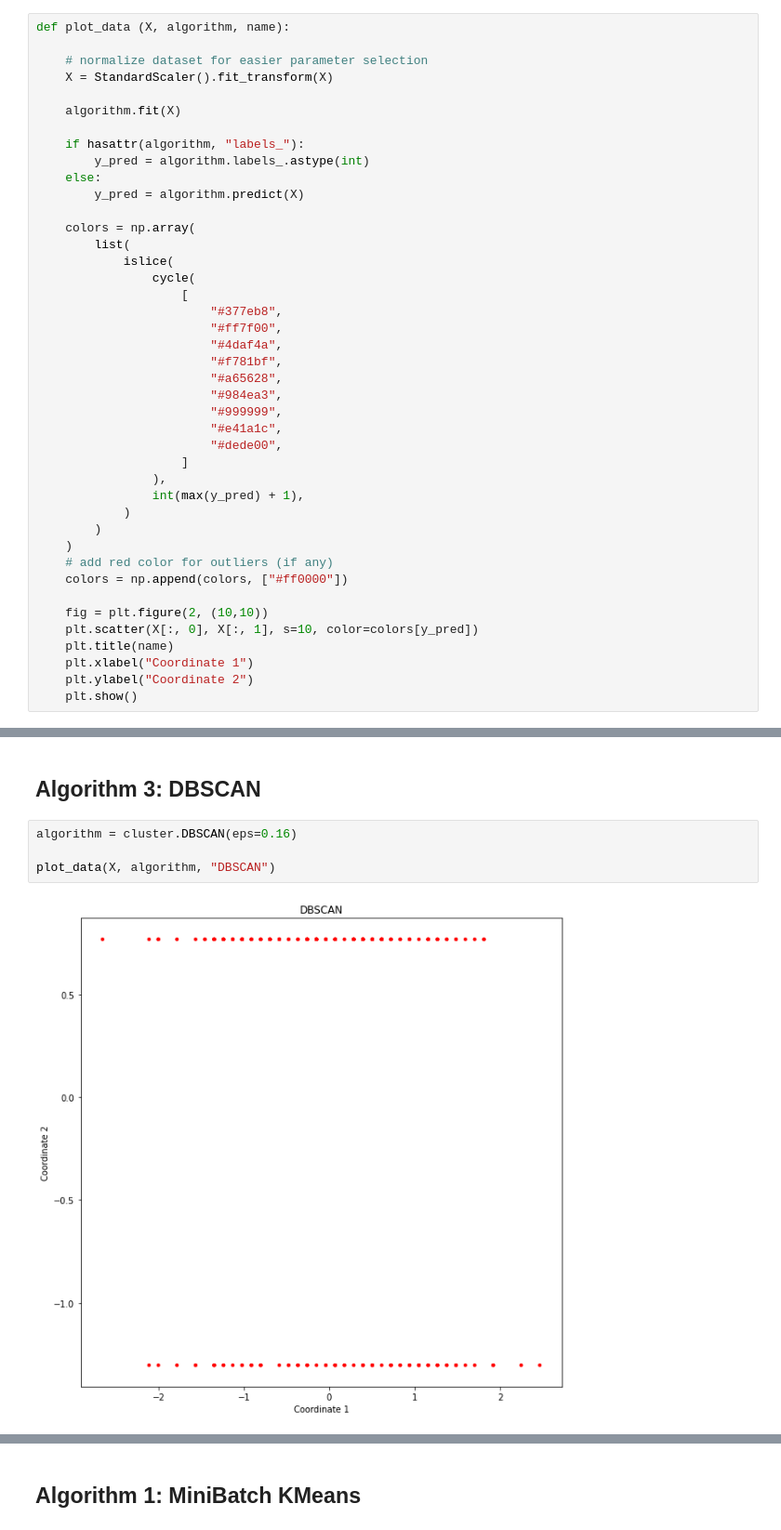
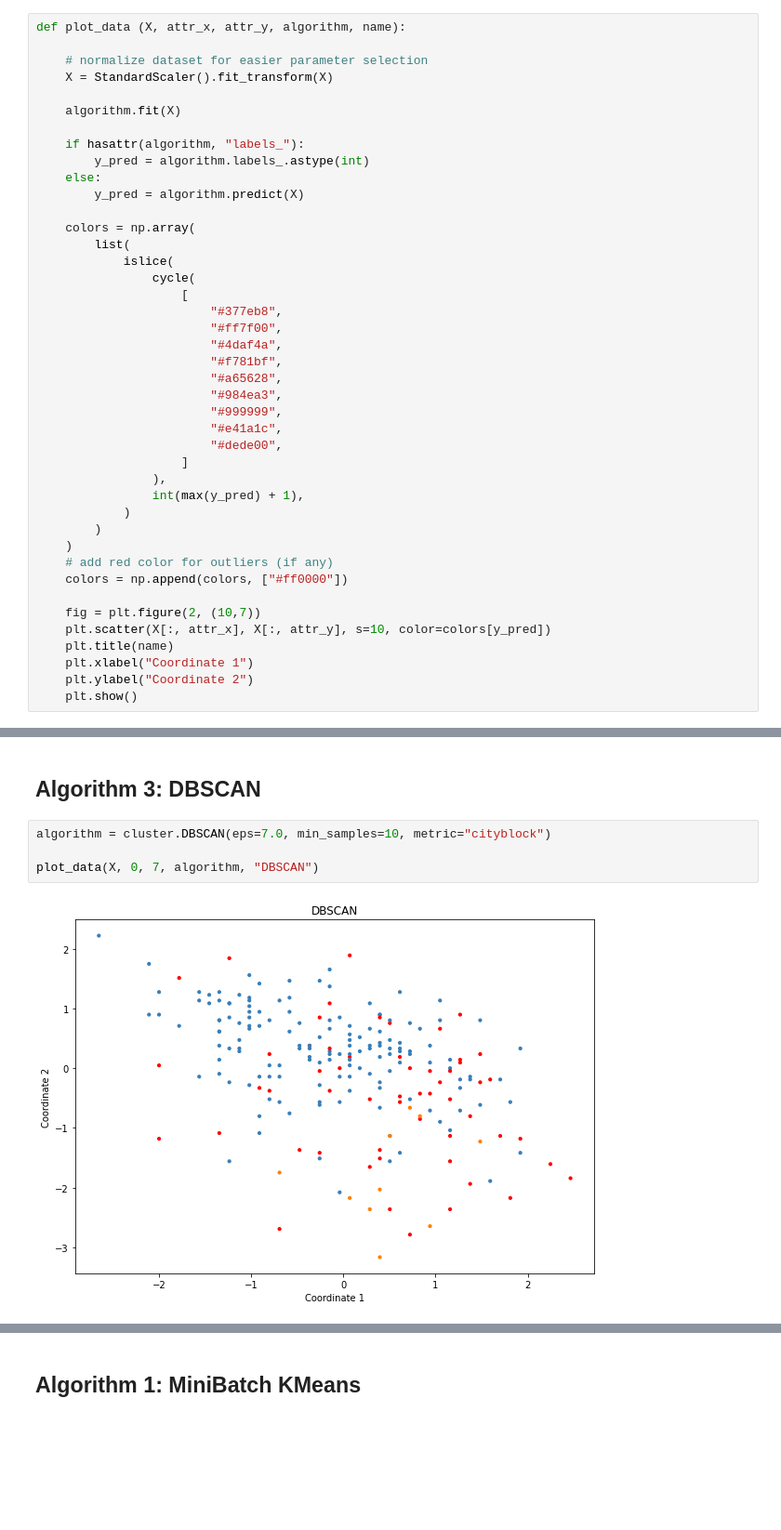
Before and after one commit to se21m024/DataScience, a Jupyter notebook: Exercise 3/se21m024_Stummer_ex3_Clustering.ipynb, the cells around one changed output, grey strips where cells are left out. Shown at 93% size. Drawn from its saved outputs; the diff is of its cells as text; blank space fills up the shorter version.

```diff
--- a/Exercise 3/se21m024_Stummer_ex3_Clustering.ipynb
+++ b/Exercise 3/se21m024_Stummer_ex3_Clustering.ipynb
@@ -37,7 +37,7 @@ pd.options.display.max_columns = None
 # %% [markdown]
 # Provide Calculation and Plot Function
 # %%
-def plot_data (X, algorithm, name):
+def plot_data (X, attr_x, attr_y, algorithm, name):
 
     # normalize dataset for easier parameter selection
     X = StandardScaler().fit_transform(X)
@@ -72,8 +72,8 @@ def plot_data (X, algorithm, name):
     # add red color for outliers (if any)
     colors = np.append(colors, ["#ff0000"])
 
-    fig = plt.figure(2, (10,10))
-    plt.scatter(X[:, 0], X[:, 1], s=10, color=colors[y_pred])
+    fig = plt.figure(2, (10,7))
+    plt.scatter(X[:, attr_x], X[:, attr_y], s=10, color=colors[y_pred])
     plt.title(name)
     plt.xlabel("Coordinate 1")
     plt.ylabel("Coordinate 2")
@@ -327,8 +332,8 @@ plot_data(X, algorithm, "Agglomerative Clustering")
 # %% [markdown]
 ## Algorithm 3: DBSCAN
 # %%
-algorithm = cluster.DBSCAN(eps=0.16)
+algorithm = cluster.DBSCAN(eps=7.0, min_samples=10, metric="cityblock")
 
-plot_data(X, algorithm, "DBSCAN")
+plot_data(X, 0, 7, algorithm, "DBSCAN")
 # %% [output]
-[figure, old version]
+[figure, new version]
```
Also changed, not shown: parts of 18 cells of this notebook.
